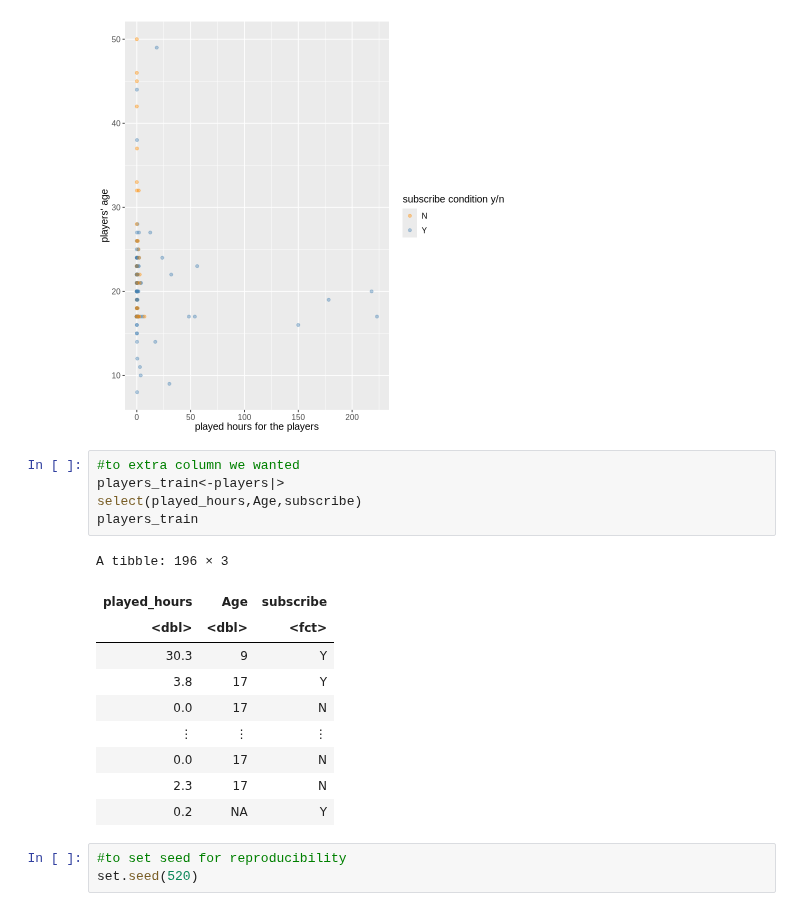
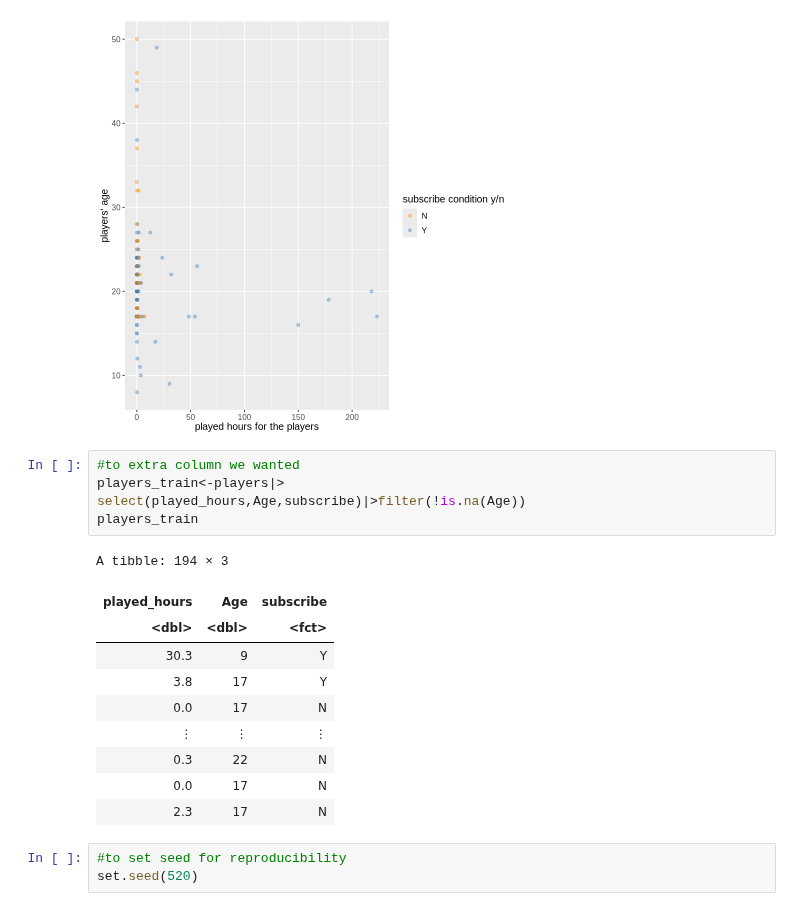
Before and after one commit to zchen189/Group-Project, a Jupyter notebook: data/Group_Project.ipynb, the cells around one changed output. Drawn from its saved outputs; the diff is of its cells as text.

```diff
--- a/data/Group_Project.ipynb
+++ b/data/Group_Project.ipynb
@@ -150,19 +151,19 @@ Warning message:
 # %%
 #to extra column we wanted
 players_train<-players|>
-select(played_hours,Age,subscribe)
+select(played_hours,Age,subscribe)|>filter(!is.na(Age))
 players_train
 # %% [output]
-A tibble: 196 × 3
+A tibble: 194 × 3
 | played_hours | Age | subscribe |
 | <dbl> | <dbl> | <fct> |
 | 30.3 | 9 | Y |
 | 3.8 | 17 | Y |
 | 0.0 | 17 | N |
 | ⋮ | ⋮ | ⋮ |
+| 0.3 | 22 | N |
 | 0.0 | 17 | N |
 | 2.3 | 17 | N |
-| 0.2 | NA | Y |
 # %%
 #to set seed for reproducibility
 set.seed(520)
```
Also changed, not shown: parts of 7 cells of this notebook.
